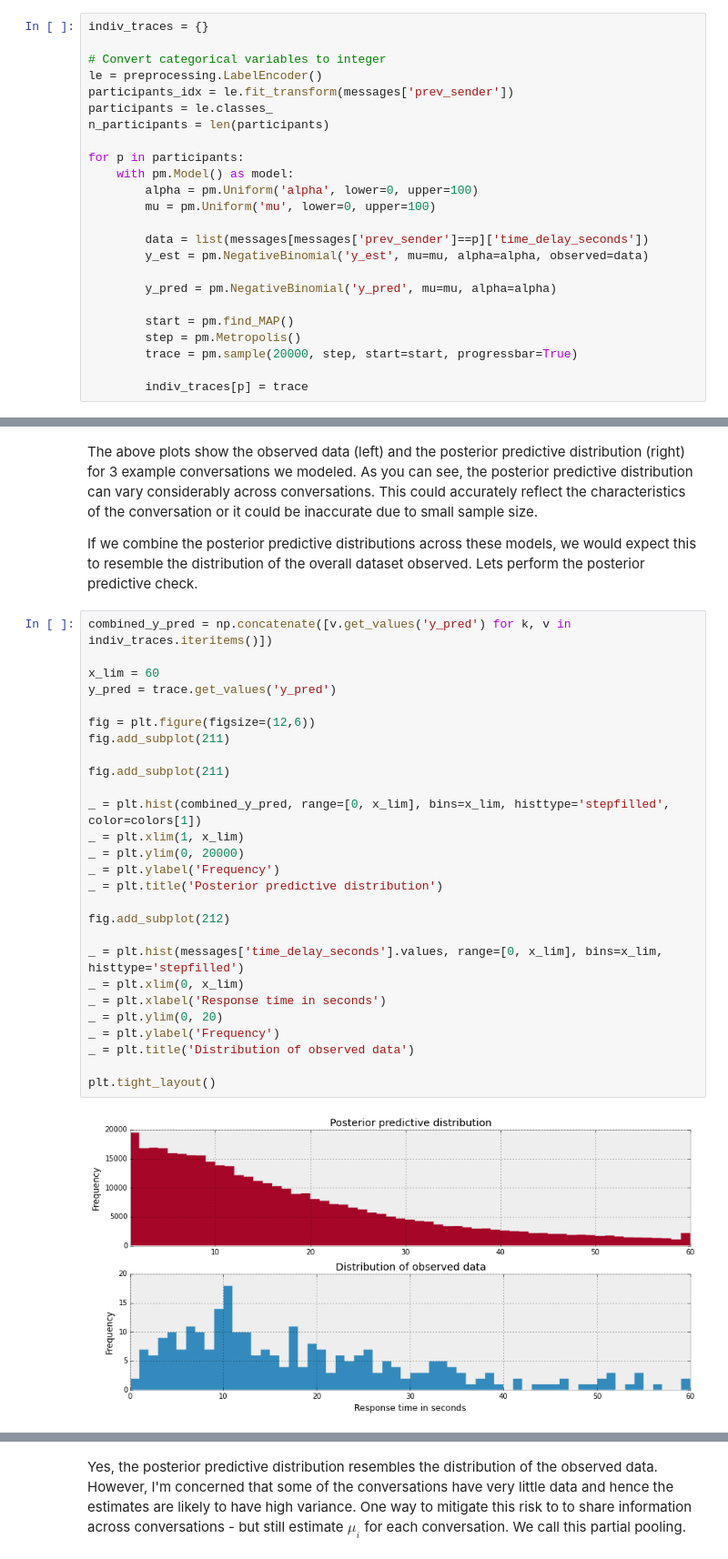
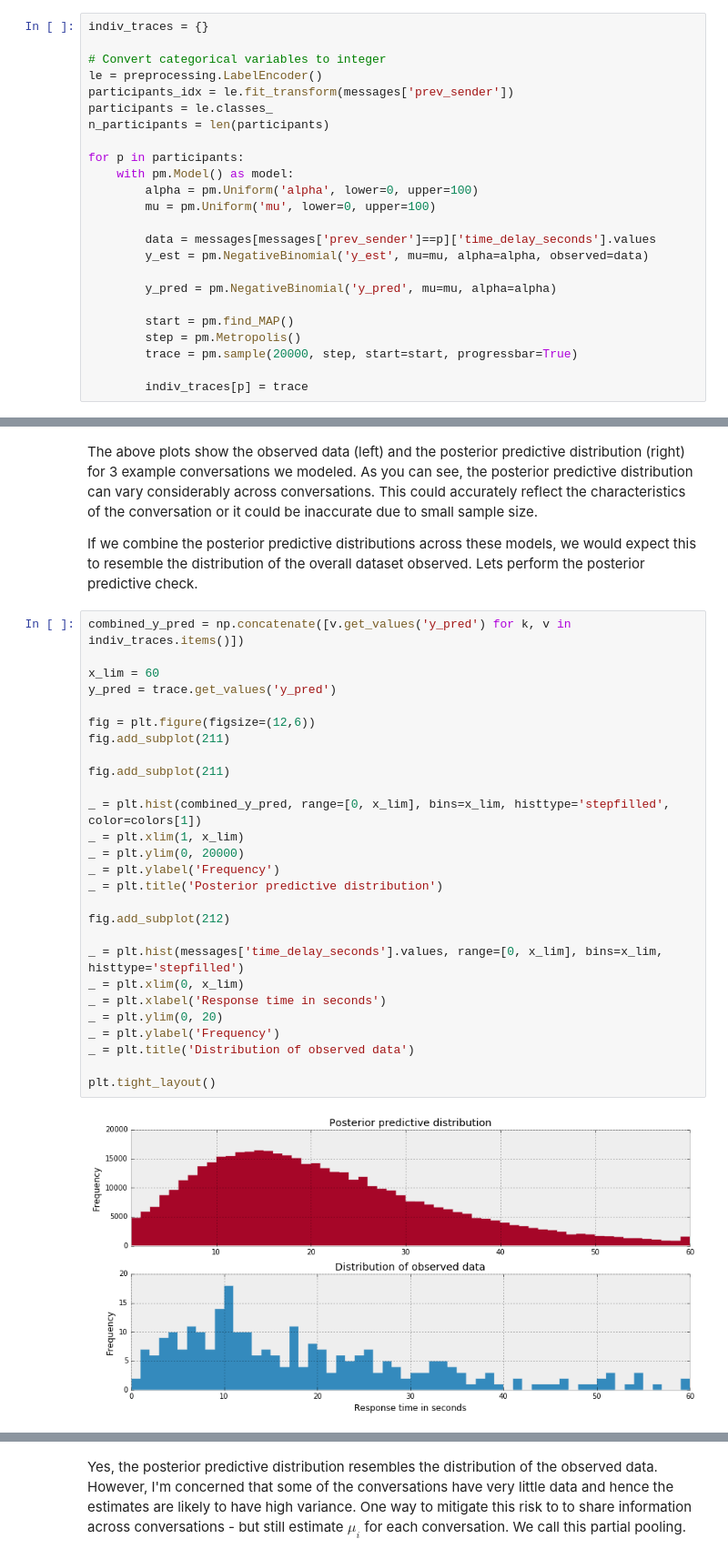
Before and after one commit to markdregan/Bayesian-Modelling-in-Python, a Jupyter notebook: Section 3. Hierarchical modelling.ipynb, the cells around one changed output, grey strips where cells are left out. Shown at 91% size. Drawn from its saved outputs; the diff is of its cells as text.

```diff
--- a/Section 3. Hierarchical modelling.ipynb
+++ b/Section 3. Hierarchical modelling.ipynb
@@ -54,7 +54,7 @@ for p in participants:
         alpha = pm.Uniform('alpha', lower=0, upper=100)
         mu = pm.Uniform('mu', lower=0, upper=100)
 
-        data = list(messages[messages['prev_sender']==p]['time_delay_seconds'])
+        data = messages[messages['prev_sender']==p]['time_delay_seconds'].values
         y_est = pm.NegativeBinomial('y_est', mu=mu, alpha=alpha, observed=data)
 
         y_pred = pm.NegativeBinomial('y_pred', mu=mu, alpha=alpha)
@@ -98,31 +93,31 @@ The above plots show the observed data (left) and the posterior predictive distr
 
 If we combine the posterior predictive distributions across these models, we would expect this to resemble the distribution of the overall dataset observed. Lets perform the posterior predictive check.
 # %%
-combined_y_pred = np.concatenate([v.get_values('y_pred') for k, v in indiv_traces.iteritems()])
+combined_y_pred = np.concatenate([v.get_values('y_pred') for k, v in indiv_traces.items()])
 
 x_lim = 60
 y_pred = trace.get_values('y_pred')
 
 fig = plt.figure(figsize=(12,6))
 fig.add_subplot(211)
 
 fig.add_subplot(211)
 
 _ = plt.hist(combined_y_pred, range=[0, x_lim], bins=x_lim, histtype='stepfilled', color=colors[1])
 _ = plt.xlim(1, x_lim)
 _ = plt.ylim(0, 20000)
 _ = plt.ylabel('Frequency')
 _ = plt.title('Posterior predictive distribution')
 
 fig.add_subplot(212)
 
 _ = plt.hist(messages['time_delay_seconds'].values, range=[0, x_lim], bins=x_lim, histtype='stepfilled')
 _ = plt.xlim(0, x_lim)
 _ = plt.xlabel('Response time in seconds')
 _ = plt.ylim(0, 20)
 _ = plt.ylabel('Frequency')
 _ = plt.title('Distribution of observed data')
 
 plt.tight_layout()
 # %% [output]
-[figure, old version]
+[figure, new version]
```
Also changed, not shown: parts of 13 cells of this notebook.
